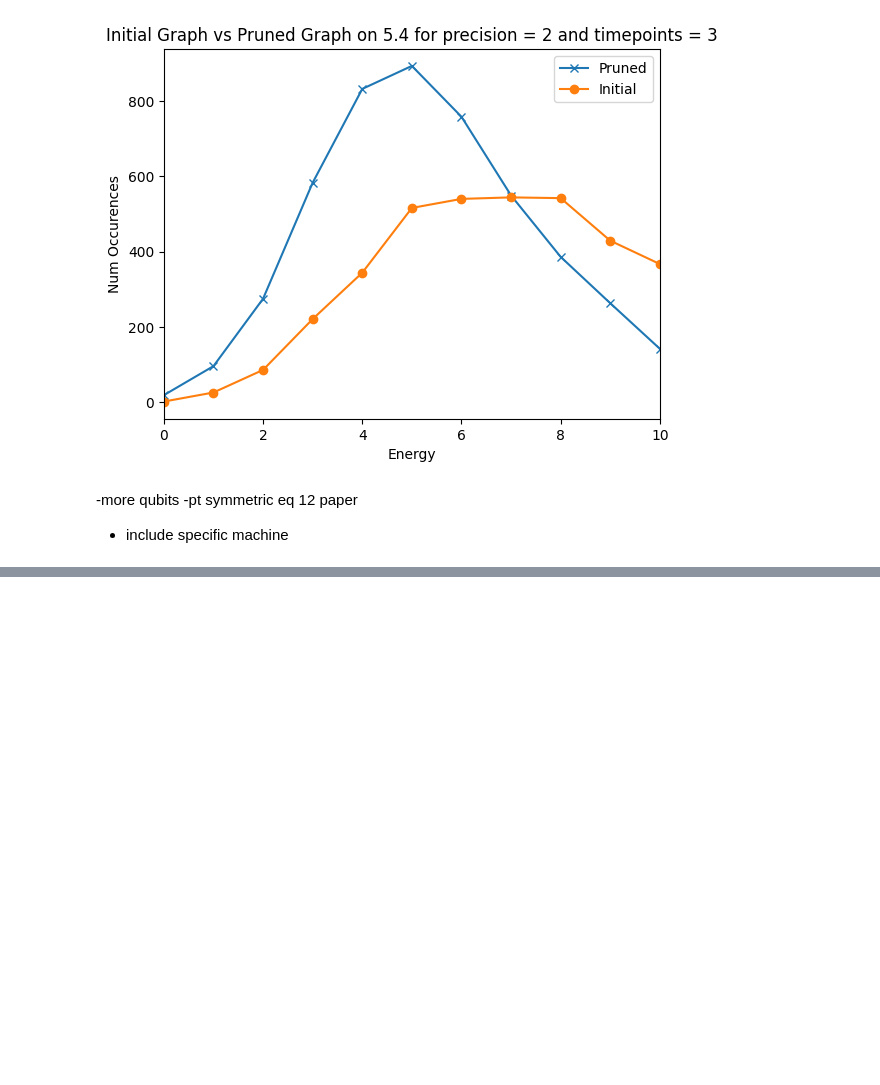
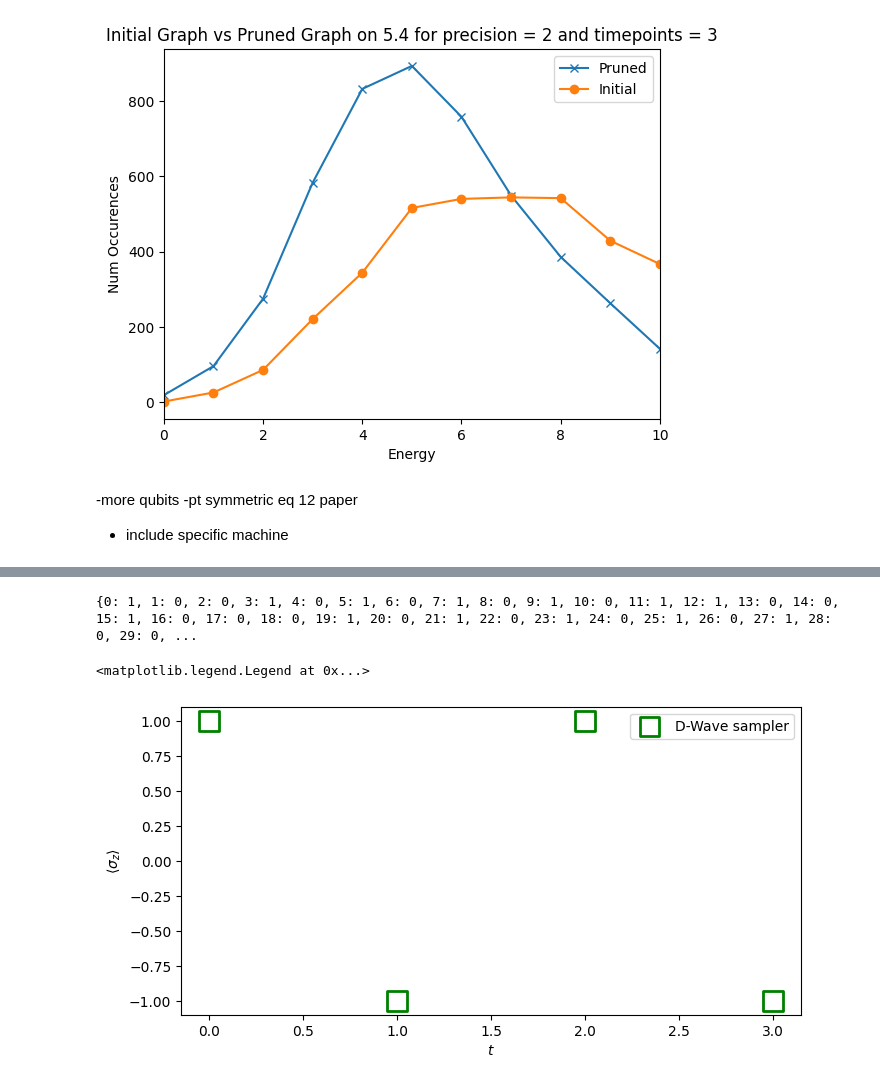
Before and after one commit to atg205/DWaveDynamics, a Jupyter notebook: notebooks/tests.ipynb, the cells around one changed output, grey strips where cells are left out. Saved outputs shown, nothing was run; the diff lists cells and outputs as text; code cells hidden in the pictures; blank space fills up the shorter version.

```diff
--- a/notebooks/tests.ipynb
+++ b/notebooks/tests.ipynb
@@ -290,0 +372,41 @@ plt.xlim(0,10)
+# %%
+sol_dict = dfs_data_raw.iloc[0,:].dropna().to_dict()
+sol_dict = {key:int(value) for key,value in sol_dict.items()}
+
+# We simulate evolution under the Hamiltonian 1/2 pi * Sigma_y...
+SY = np.array([[0, -1.0j], [1.0j, 0.0]])
+PSI0 = np.array([1, 0], dtype=np.complex128)  # Difference b. Initial state can now be complex.
+
+prec = 2
+timepoints = 4
+problem = ComplexDynamicsProblem(
+    hamiltonian=0.5 * np.pi * SY,      # Evolution under hamiltonian 0.5 * np.pi * sigma_y
+    initial_state = PSI0,              # Starting at initial state |0>,
+    times=tuple(range(timepoints)),             # With six time points 0,1,2
+    num_bits_per_var=prec               # And two bits of precision per variable
+)
+print(sol_dict)
+vec =problem.interpret_sample(sol_dict)
+# %% [output]
+{0: 1, 1: 0, 2: 0, 3: 1, 4: 0, 5: 1, 6: 0, 7: 1, 8: 0, 9: 1, 10: 0, 11: 1, 12: 1, 13: 0, 14: 0, 15: 1, 16: 0, 17: 0, 18: 0, 19: 1, 20: 0, 21: 1, 22: 0, 23: 1, 24: 0, 25: 1, 26: 0, 27: 1, 28: 0, 29: 0, ...
+# %%
+SZ = np.array([[1, 0], [0, -1]])
+
+expect = [(state.conj() @ SZ @ state).real for state in vec]
+# %%
+from matplotlib import pyplot as plt
+
+fig, axis = plt.subplots(figsize=(8, 4))
+
+#axis.plot(times, baseline, "k--", label="QuTiP (baseline)")
+
+#axis.scatter(problem.times, exact_expect, marker="^", lw=2, s=300, edgecolors="b", facecolors="none", label="Exact solver")
+#axis.scatter(problem.times, sa_expect, marker="o", lw=2, s=100, edgecolors="r", facecolors="none", label="SA sampler")
+axis.scatter(problem.times, expect, marker="s", lw=2, s=200, edgecolors="g", facecolors="none", label="D-Wave sampler")
+
+axis.set_ylabel(r"$\langle \sigma_z \rangle$")
+axis.set_xlabel("$t$")
+axis.legend()
+# %% [output]
+<matplotlib.legend.Legend at 0x...>
+[figure, added]
```
Also changed, not shown: parts of 4 cells of this notebook, 2 other files.
